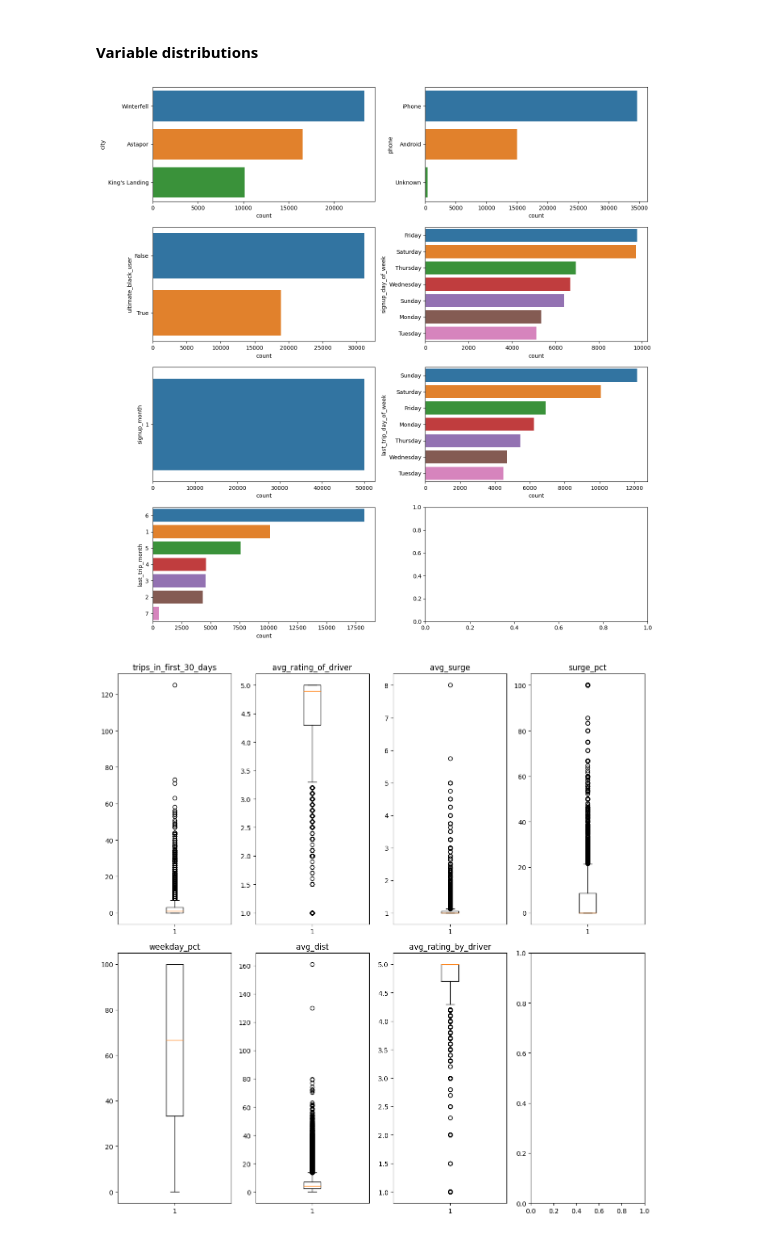
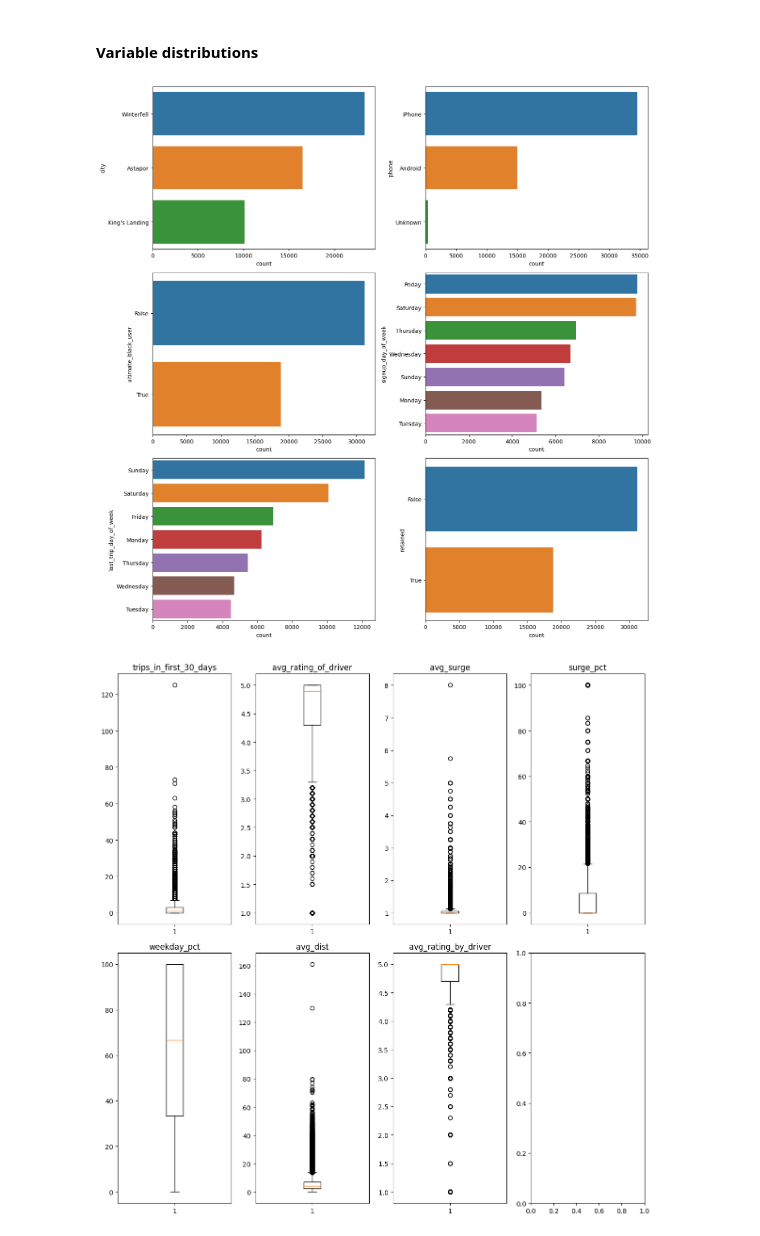
Before and after one commit to yukims19/springboard, a Jupyter notebook: ultimate_challeng/solution.ipynb, the cells around one changed output. Drawn from its saved outputs; the diff is of its cells as text; code cells hidden in the pictures.

```diff
--- a/ultimate_challeng/solution.ipynb
+++ b/ultimate_challeng/solution.ipynb
@@ -340,11 +367,10 @@ memory usage: 4.3 MB
 # %% [markdown]
 ### EDA
 # %%
-data['retained'] = data['trips_in_first_30_days'] >0
+# Given all the users signed up on January, will define as retained user if last trip is after 2014-06-01.
+data['retained'] = data['last_trip_date'] >= pd.Timestamp(2014, 6, 1)
 data['signup_day_of_week'] = data.signup_date.dt.day_name()
-data['signup_month'] = data.signup_date.dt.month
 data['last_trip_day_of_week'] = data.last_trip_date.dt.day_name()
-data['last_trip_month'] = data.last_trip_date.dt.month
 data.head()
 # %% [output]
 |  | city | trips_in_first_30_days | signup_date | avg_rating_of_driver | avg_surge | last_trip_date | phone | ... |
@@ -356,20 +382,20 @@ data.head()
 # %% [markdown]
 #### Variable distributions
 # %%
-categorical_cols = ['city', 'phone', 'ultimate_black_user', 'signup_day_of_week', 'signup_month', 'last_trip_day_of_week', 'last_trip_month']
+categorical_cols = ['city', 'phone', 'ultimate_black_user', 'signup_day_of_week', 'last_trip_day_of_week', 'retained']
 
-fig, axes = plt.subplots(4,2, figsize=(14,14))
+fig, axes = plt.subplots(3,2, figsize=(14,14))
 
 for idx, col in enumerate(categorical_cols):
     row_idx = idx // 2
     col_idx = idx % 2
     sns.countplot(data=data, y=col,  ax=axes[row_idx, col_idx], order = data[col].value_counts().index)
 
 
 plt.tight_layout()
 plt.show()
 # %% [output]
-[figure, old version]
+[figure, new version]
 # %%
 num_cols = data.select_dtypes(include=['int64', 'float64'])
 # %%
```
Also changed, not shown: parts of 52 cells of this notebook.
